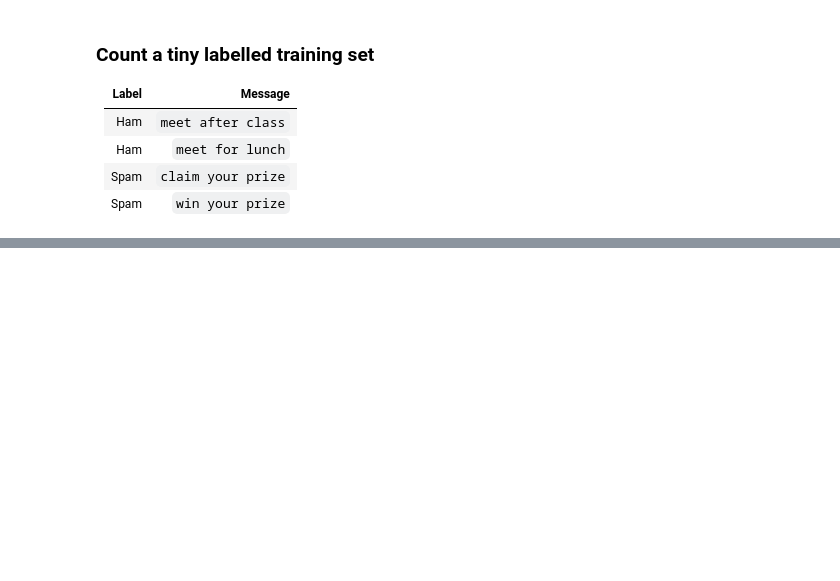
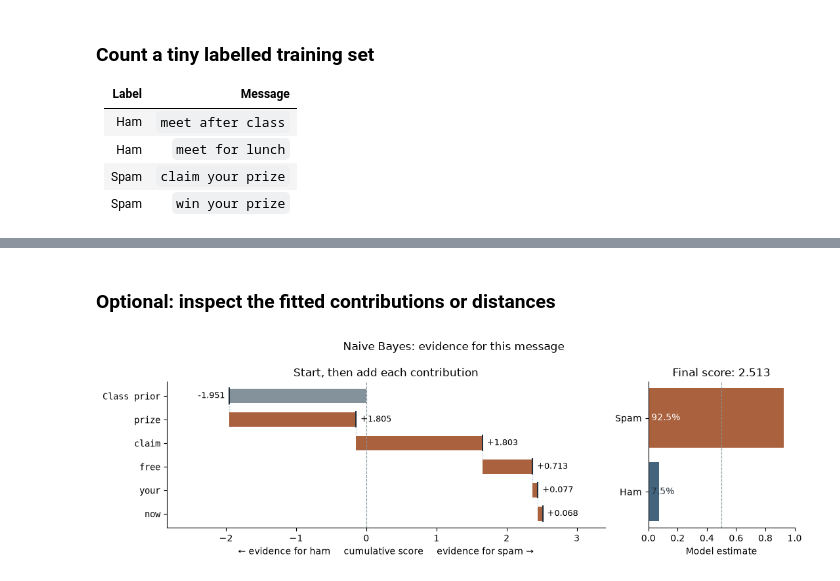
Before and after one commit to yulequan/STAT3612, a Jupyter notebook: src/tutorials/tutorial05/tutorial05.ipynb, the cells around one changed output, grey strips where cells are left out. Saved outputs shown, nothing was run; the diff lists cells and outputs as text; code cells hidden in the pictures; blank space fills up the shorter version.

```diff
--- a/src/tutorials/tutorial05/tutorial05.ipynb
+++ b/src/tutorials/tutorial05/tutorial05.ipynb
@@ -574,0 +517,3 @@ KNN predicts from the labels of nearby training messages.
+# %%
+explanation = explain_model(model, "Claim your free prize now!", X_train, y_train)
+draw_flow(prediction_flow(explanation, "nb"))
@@ -575 +522,7 @@ KNN predicts from the labels of nearby training messages.
+# %% [markdown]
+### Optional: inspect the fitted contributions or distances
+# %%
+plot_evidence(explanation, kind="nb", title="Naive Bayes: evidence for this message")
+# %% [output]
+[figure, added]
 # %% [markdown]
```
Also changed, not shown: parts of 139 cells of this notebook, 14 other files.
